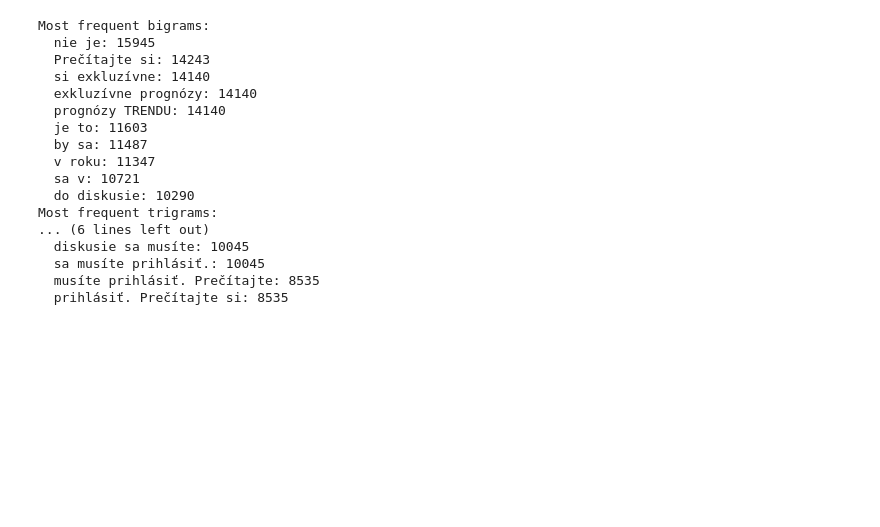
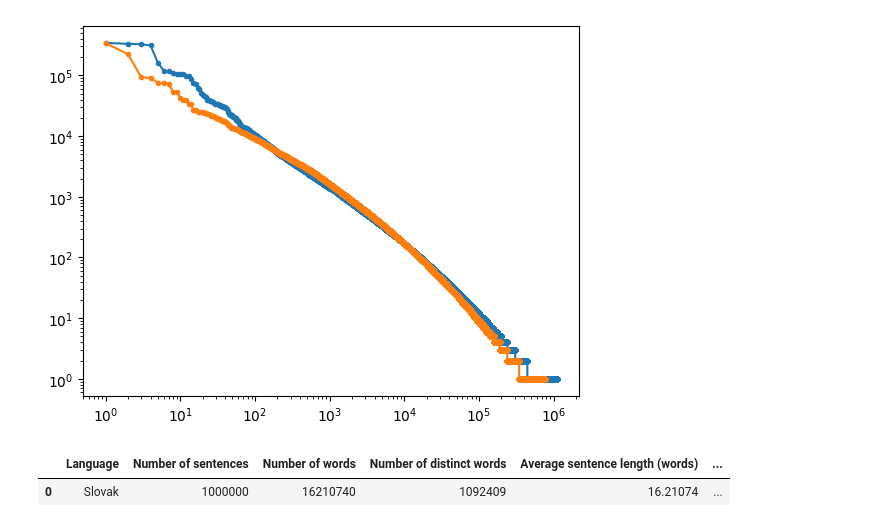
Before and after one commit to lluten/language-as-data, a Jupyter notebook: statistics.ipynb, the cells around one changed output. Cells and saved outputs as stored; diff of their text form; code cells hidden in the pictures; blank space fills up the shorter version.

Commit message:
feat: change file path in script and implement zipf curve

```diff
--- a/statistics.ipynb
+++ b/statistics.ipynb
@@ -92,12 +140,9 @@ Most frequent words:
 # %%
-# zipf's law plot
-import matplotlib.pyplot as plt
-sorted_word_counts = sorted(word_counts.values(), reverse=True)
-ranks = np.arange(1, len(sorted_word_counts) + 1)
-plt.figure(figsize=(10, 6))
-plt.loglog(ranks, sorted_word_counts, marker=".")
-plt.title("Zipf's Law Plot")
-plt.xlabel("Rank")
-plt.ylabel("Frequency")
-plt.grid(True)
-plt.show()
+# Plotting Zipf's law
+def plot_zipfs_law(df, lang):
+    all_words = [word for sentence in df["sentence"] for word in sentence.split()]
+    word_counts = Counter(all_words)
+    sorted_word_counts = sorted(word_counts.values(), reverse=True)
+    ranks = range(1, len(sorted_word_counts) + 1)
+
+    plt.loglog(ranks, sorted_word_counts, marker=".", label=lang)
@@ -106,33 +149,5 @@ plt.show()
 # %%
-# most frequent bigrams and trigrams
-from nltk import ngrams
-all_bigrams = ngrams(all_tokens, 2)
-all_trigrams = ngrams(all_tokens, 3)
-bigram_counts = Counter(all_bigrams)
-trigram_counts = Counter(all_trigrams)
-most_common_bigrams = bigram_counts.most_common(10)
-most_common_trigrams = trigram_counts.most_common(10)
-print("Most frequent bigrams:")
-for bigram, count in most_common_bigrams:
-    print(f"  {' '.join(bigram)}: {count}")
-print("\nMost frequent trigrams:")
-for trigram, count in most_common_trigrams:
-    print(f"  {' '.join(trigram)}: {count}")
+for df, lang in [(slk_df, "Slovak"), (tur_df, "Turkish")]:
+    plot_zipfs_law(df, lang)
 # %% [output]
-Most frequent bigrams:
-  nie je: 15945
-  Prečítajte si: 14243
-  si exkluzívne: 14140
-  exkluzívne prognózy: 14140
-  prognózy TRENDU: 14140
-  je to: 11603
-  by sa: 11487
-  v roku: 11347
-  sa v: 10721
-  do diskusie: 10290
-Most frequent trigrams:
-... (6 lines left out)
-  diskusie sa musíte: 10045
-  sa musíte prihlásiť.: 10045
-  musíte prihlásiť. Prečítajte: 8535
-  prihlásiť. Prečítajte si: 8535
+[figure, added]
@@ -138,0 +160,5 @@ Most frequent trigrams:
+# %%
+display(slk_stats)
+# %% [output]
+|  | Language | Number of sentences | Number of words | Number of distinct words | Average sentence length (words) | ... |
+| 0 | Slovak | 1000000 | 16210740 | 1092409 | 16.21074 | ... |
```
Also changed, not shown: parts of 9 cells of this notebook.
